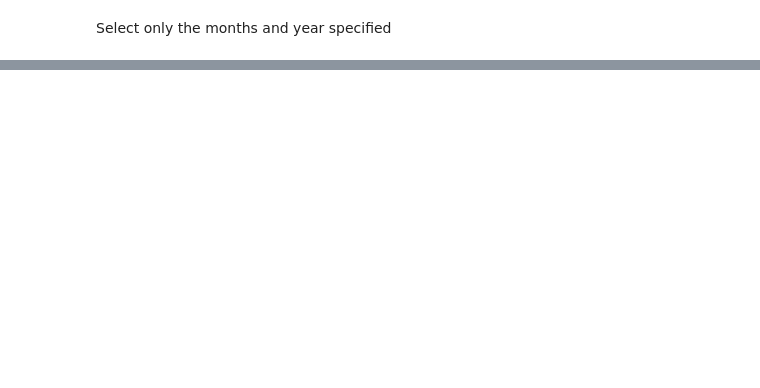
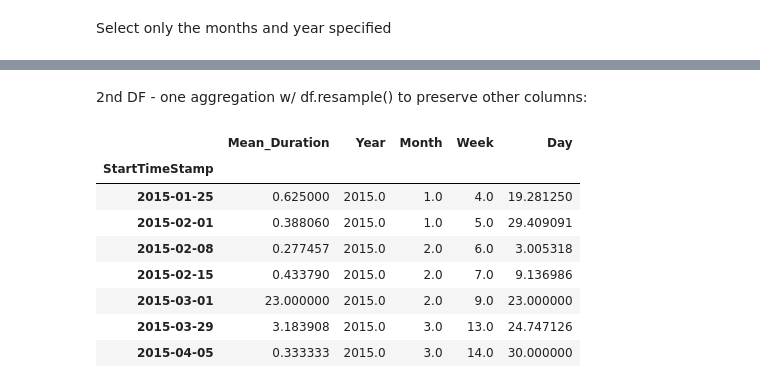
Before and after one commit to leilanihagen/interject-datacell-request-time-data-exploration, a Jupyter notebook: datacell_request_time.ipynb, the cells around one changed output, grey strips where cells are left out. Drawn from its saved outputs; the diff is of its cells as text; code cells hidden in the pictures; blank space fills up the shorter version.

```diff
--- a/datacell_request_time.ipynb
+++ b/datacell_request_time.ipynb
@@ -590,0 +638,18 @@ Create DataFrame that drops Sunday and Saturday
+# %% [markdown]
+2nd DF - one aggregation w/ df.resample() to preserve other columns:
+# %%
+# Downsample history_3_mon to keep its datetime index
+week_agg_mean = history_3_mon.resample('W').mean()
+week_agg_mean = week_agg_mean.rename(columns={'Duration':'Mean_Duration'})
+week_agg_mean.dropna(inplace=True) # use this form elsewhere!
+week_agg_mean
+# %% [output]
+|  | Mean_Duration | Year | Month | Week | Day |
+| StartTimeStamp |  |  |  |  |  |
+| 2015-01-25 | 0.625000 | 2015.0 | 1.0 | 4.0 | 19.281250 |
+| 2015-02-01 | 0.388060 | 2015.0 | 1.0 | 5.0 | 29.409091 |
+| 2015-02-08 | 0.277457 | 2015.0 | 2.0 | 6.0 | 3.005318 |
+| 2015-02-15 | 0.433790 | 2015.0 | 2.0 | 7.0 | 9.136986 |
+| 2015-03-01 | 23.000000 | 2015.0 | 2.0 | 9.0 | 23.000000 |
+| 2015-03-29 | 3.183908 | 2015.0 | 3.0 | 13.0 | 24.747126 |
+| 2015-04-05 | 0.333333 | 2015.0 | 3.0 | 14.0 | 30.000000 |
```
Also changed, not shown: parts of 16 cells of this notebook.
